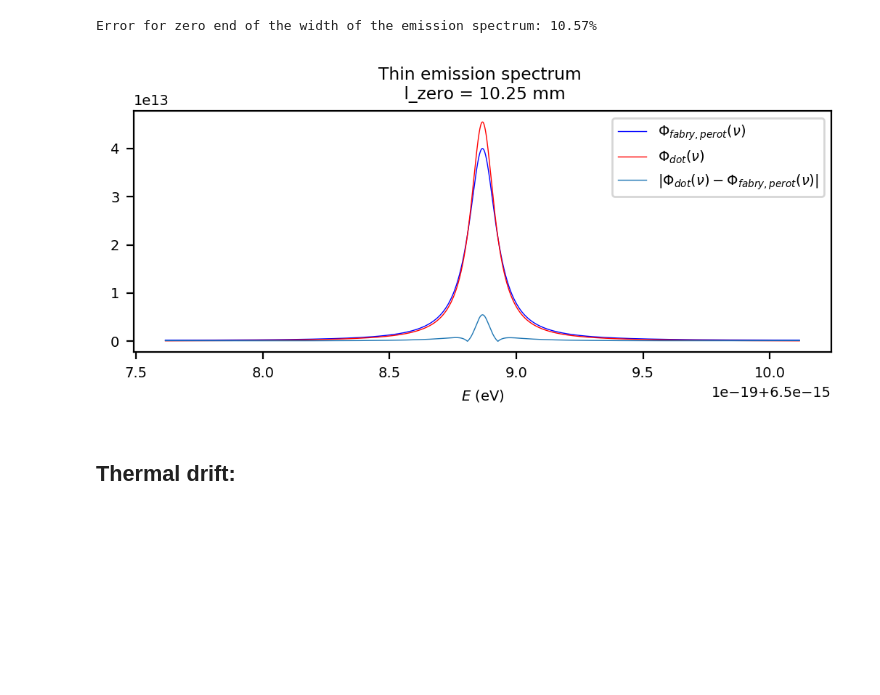
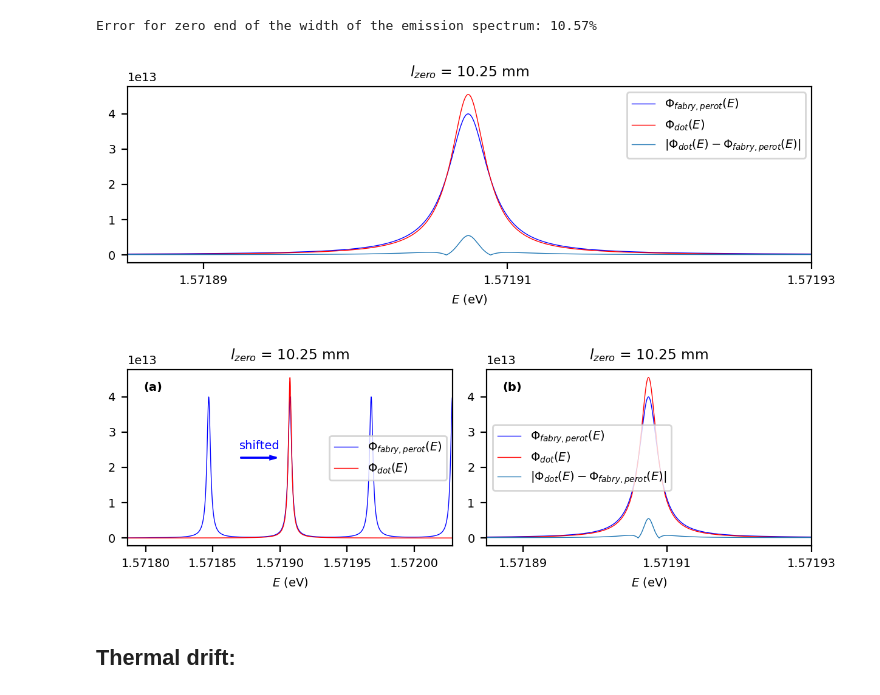
Before and after one commit to JKU-HFP/Sizing_Fabry_Perot_Interferometer, a Jupyter notebook: Sizing_Fabry_Perot_Interferometer.ipynb, the cells around one changed output. Saved outputs shown, nothing was run; the diff lists cells and outputs as text; code cells hidden in the pictures; blank space fills up the shorter version.

```diff
--- a/Sizing_Fabry_Perot_Interferometer.ipynb
+++ b/Sizing_Fabry_Perot_Interferometer.ipynb
@@ -367,16 +381,47 @@ Error for zero end of the width of the emission spectrum: 10.57%
 # %%
 plt.figure()
 
-plt.plot(convert_Hz_to_eV(E_2_zero[slice(*boundaries_fabry_perot_zero)]), phi_fabry_perot_shifted_zero[slice(*boundaries_fabry_perot_zero)], "b", label=r"$\Phi_{fabry,perot}(\nu)$")
-plt.plot(convert_Hz_to_eV(E_zero[slice(*boundaries_dot_zero)]), phi_dot_zero[slice(*boundaries_dot_zero)], "r" , label=r"$\Phi_{dot}(\nu)$")
-plt.plot(convert_Hz_to_eV(E_zero[slice(*boundaries_dot_zero)]), numerator_zero, label=r"$|\Phi_{dot}(\nu) - \Phi_{fabry,perot}(\nu)|$")
+plt.plot(E_2_zero[slice(*boundaries_fabry_perot_zero)], phi_fabry_perot_shifted_zero[slice(*boundaries_fabry_perot_zero)], "b", label=r"$\Phi_{fabry,perot}(E)$")
+plt.plot(E_zero[slice(*boundaries_dot_zero)], phi_dot_zero[slice(*boundaries_dot_zero)], "r" , label=r"$\Phi_{dot}(E)$")
+plt.plot(E_zero[slice(*boundaries_dot_zero)], numerator_zero, label=r"$|\Phi_{dot}(E) - \Phi_{fabry,perot}(E)|$")
 plt.xlabel(r"$E$ (eV)")
 plt.legend()
-plt.title(f"Thin emission spectrum \n l_zero = {l_zero * 10**3:.02f} mm")
-
+plt.title(r"$l_{zero}$" +  f" = {l_zero * 10**3:.02f} mm")
+plt.xlim(1.571885, 1.57193)
+plt.xticks((1.57189, 1.57191, 1.57193), (1.57189, 1.57191, 1.57193))
+plt.tight_layout()
+#plt.savefig(FIGURE_PATH / "simulation-comparison-dot-fabry-perot-output-error.pdf")
 plt.show()
 # %% [output]
-[figure, old version]
+[figure, new version]
+# %%
+plt.subplot(1, 2, 1)
+plt.plot(E_2_zero, phi_fabry_perot_shifted_zero, "b", label=r"$\Phi_{fabry,perot}(E)$")
+plt.plot(E_zero, phi_dot_zero, "r" , label=r"$\Phi_{dot}(E)$")
+plt.xlabel(r"$E$ (eV)")
+plt.legend(loc="center right")
+plt.title(r"$l_{zero}$" +  f" = {l_zero * 10**3:.02f} mm")
+plt.xlim(E_zero.min(), E_zero.max())
+plt.arrow(0.349, 0.5, 0.09, 0, head_width=0.02, head_length=0.02, transform=plt.gca().transAxes, color="b")
+plt.text(0.345, 0.55, "shifted", color="b", transform=plt.gca().transAxes)
+plt.text(0.05, 0.88, '(a)', transform=plt.gca().transAxes, fontweight='bold')
+
+plt.subplot(1, 2, 2)
+plt.plot(E_2_zero[slice(*boundaries_fabry_perot_zero)], phi_fabry_perot_shifted_zero[slice(*boundaries_fabry_perot_zero)], "b", label=r"$\Phi_{fabry,perot}(E)$")
+plt.plot(E_zero[slice(*boundaries_dot_zero)], phi_dot_zero[slice(*boundaries_dot_zero)], "r" , label=r"$\Phi_{dot}(E)$")
+plt.plot(E_zero[slice(*boundaries_dot_zero)], numerator_zero, label=r"$|\Phi_{dot}(E) - \Phi_{fabry,perot}(E)|$")
+plt.xlabel(r"$E$ (eV)")
+plt.legend(loc="center left")
+plt.title(r"$l_{zero}$" +  f" = {l_zero * 10**3:.02f} mm")
+plt.xlim(1.571885, 1.57193)
+plt.xticks((1.57189, 1.57191, 1.57193), (1.57189, 1.57191, 1.57193))
+plt.text(0.05, 0.88, '(b)', transform=plt.gca().transAxes, fontweight='bold')
+
+plt.tight_layout()
+plt.savefig(FIGURE_PATH / "simulation-comparison-dot-fabry-perot-output-error.pdf")
+plt.show()
+# %% [output]
+[figure, added]
 # %% [markdown]
 ## Thermal drift:
 # %% [markdown]
```
Also changed, not shown: parts of 6 cells of this notebook.
